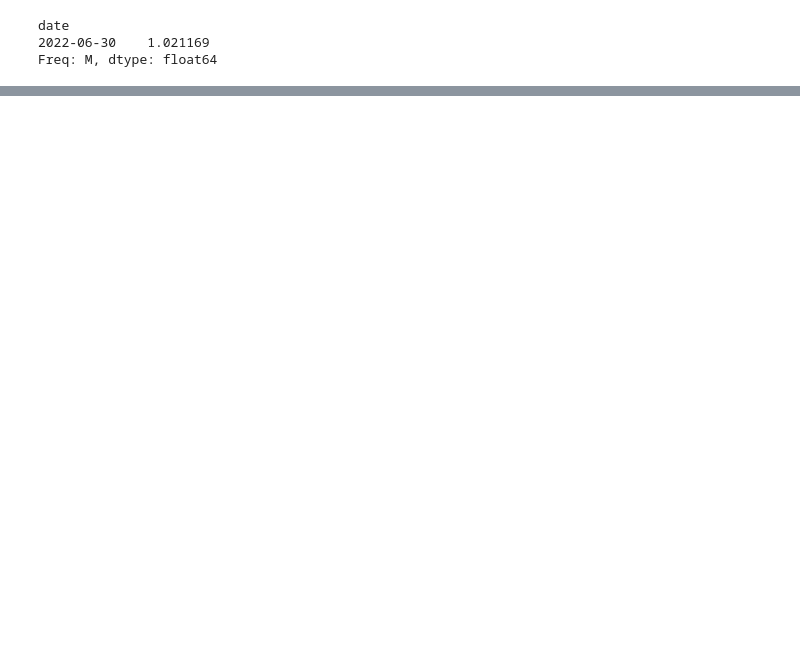
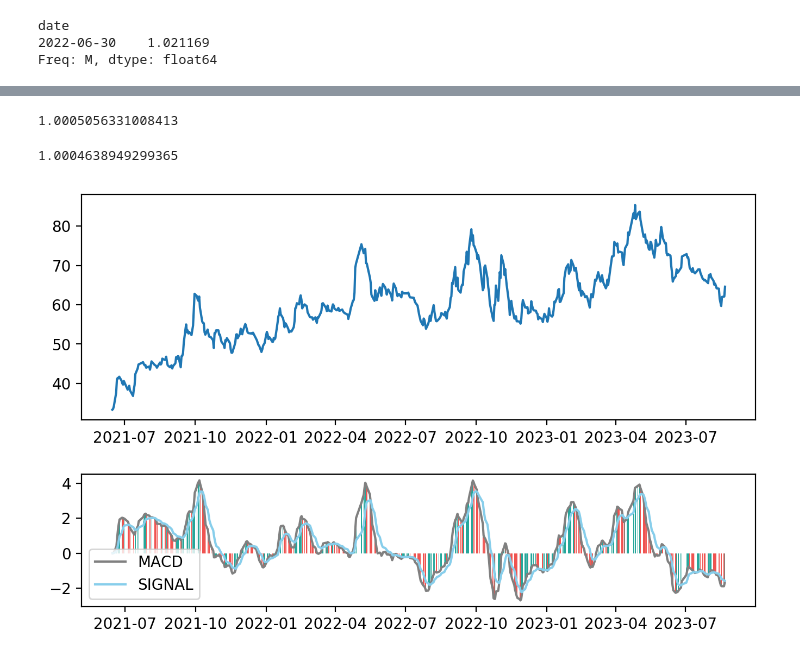
Before and after one commit to nafissaad/Tutorial1, a Jupyter notebook: Tutorial/My projects/My Portfolio/Momentum strategy.ipynb, the cells around one changed output, grey strips where cells are left out. Drawn from its saved outputs; the diff is of its cells as text; code cells hidden in the pictures; blank space fills up the shorter version.

```diff
--- a/Tutorial/My projects/My Portfolio/Momentum strategy.ipynb
+++ b/Tutorial/My projects/My Portfolio/Momentum strategy.ipynb
@@ -215,0 +251,45 @@ pd.Series(mom_ret).prod()
+# %%
+pd.Series(mom_ret).mean()
+# %% [output]
+1.0005056331008413
+# %%
+pd.Series(mom_ret).prod()
+# %% [output]
+1.0004638949299365
+# %%
+#Calculate the MACF and single line indicators
+#Claculate the short term exponential moving average(EMA)
+ShortEMA=df.UNIQUEHRL.ewm(span=12,adjust=False).mean()
+#calculate the long term exponential moving average (EMA)
+LongEMA=df.UNIQUEHRL.ewm(span=26,adjust=False).mean()
+#Calculate the MACD line
+MACD=ShortEMA-LongEMA
+#Calculate The Signal line
+Signal=MACD.ewm(span=9,adjust=False).mean()
+# %%
+def plot_macd(prices, macd, signal, hist):
+    ax1 = plt.subplot2grid((16,1), (0,0), rowspan = 5, colspan = 1)
+    ax2 = plt.subplot2grid((16,1), (6,0), rowspan = 3, colspan = 1)
+
+    ax1.plot(prices)
+    ax2.plot(macd, color = 'grey', linewidth = 1.5, label = 'MACD')
+    ax2.plot(signal, color = 'skyblue', linewidth = 1.5, label = 'SIGNAL')
+
+    for i in range(len(prices)):
+        if hist[i]>0 and hist[i]>hist[i-1]:
+            ax2.bar(prices.index[i], hist[i], color = '#26a69a')
+
+        elif hist[i]<hist[i-1]:
+            ax2.bar(prices.index[i], hist[i], color = '#ef5350')
+
+        elif hist[i]>hist[i-1]:
+            ax2.bar(prices.index[i], hist[i], color = '#26a69a')
+
+        elif hist[i]<0 and hist[i]<hist[i-1]:
+            ax2.bar(prices.index[i], hist[i], color = '#ef5350')
+    plt.legend(loc = 'lower left')
+# %%
+plt.figure(figsize=(8, 9), dpi=200)
+plot_macd(prices = df['UNIQUEHRL'], macd = MACD, signal = Signal, hist =  MACD)
+# %% [output]
+[figure, added]
```
Also changed, not shown: parts of 15 cells of this notebook.
